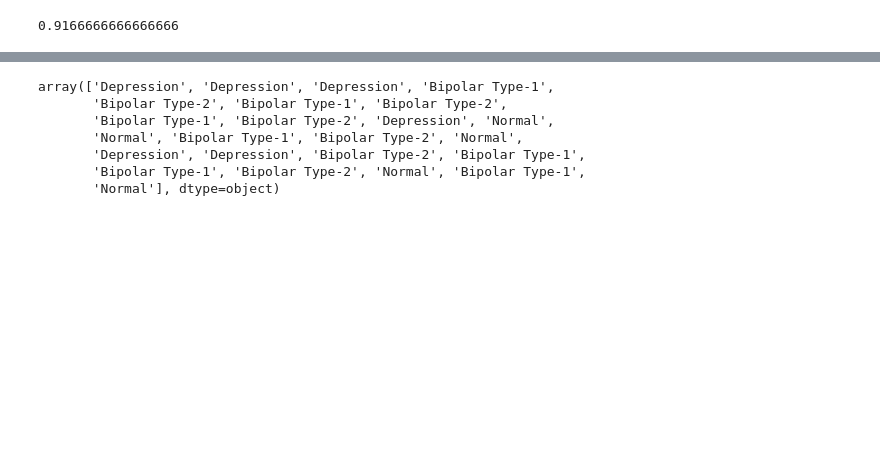
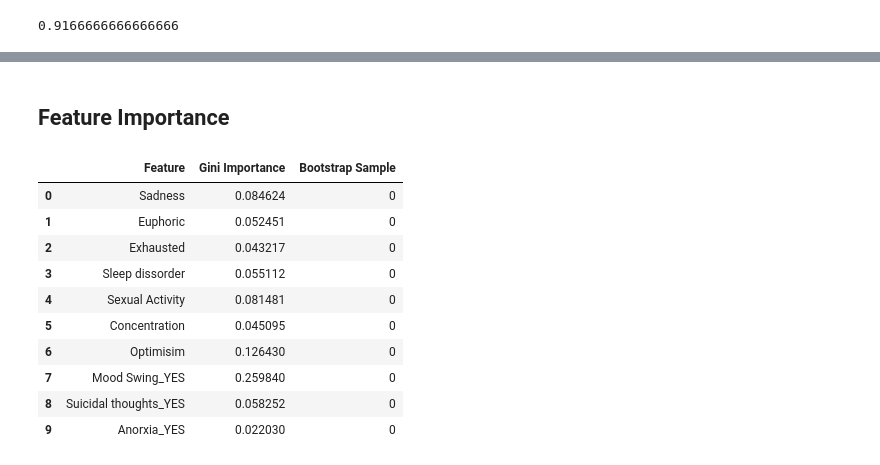
Before and after one commit to yohan2001colombo/DataScience, a Jupyter notebook: data_project_1.ipynb, the cells around one changed output, grey strips where cells are left out. Cells and saved outputs as stored; diff of their text form; code cells hidden in the pictures; blank space fills up the shorter version.

```diff
--- a/data_project_1.ipynb
+++ b/data_project_1.ipynb
@@ -483,0 +508,5 @@ Standard deviation: 0.052
+# %%
+nb_new = GaussianNB(var_smoothing=1e-06)
+nb_new.fit(X_train, y_train)
+
+nb_new.score(X_test,y_test)
@@ -510,10 +588,2 @@ plt.show()
-# %%
-predicted
-# %% [output]
-array(['Depression', 'Depression', 'Depression', 'Bipolar Type-1',
-       'Bipolar Type-2', 'Bipolar Type-1', 'Bipolar Type-2',
-       'Bipolar Type-1', 'Bipolar Type-2', 'Depression', 'Normal',
-       'Normal', 'Bipolar Type-1', 'Bipolar Type-2', 'Normal',
-       'Depression', 'Depression', 'Bipolar Type-2', 'Bipolar Type-1',
-       'Bipolar Type-1', 'Bipolar Type-2', 'Normal', 'Bipolar Type-1',
-       'Normal'], dtype=object)
+# %% [markdown]
+## Feature Importance
@@ -519,0 +627,14 @@ array(['Depression', 'Depression', 'Depression', 'Bipolar Type-1',
+# %%
+feature_importance_df.head(10)
+# %% [output]
+|  | Feature | Gini Importance | Bootstrap Sample |
+| 0 | Sadness | 0.084624 | 0 |
+| 1 | Euphoric | 0.052451 | 0 |
+| 2 | Exhausted | 0.043217 | 0 |
+| 3 | Sleep dissorder | 0.055112 | 0 |
+| 4 | Sexual Activity | 0.081481 | 0 |
+| 5 | Concentration | 0.045095 | 0 |
+| 6 | Optimisim | 0.126430 | 0 |
+| 7 | Mood Swing_YES | 0.259840 | 0 |
+| 8 | Suicidal thoughts_YES | 0.058252 | 0 |
+| 9 | Anorxia_YES | 0.022030 | 0 |
```
Also changed, not shown: parts of 22 cells of this notebook.
